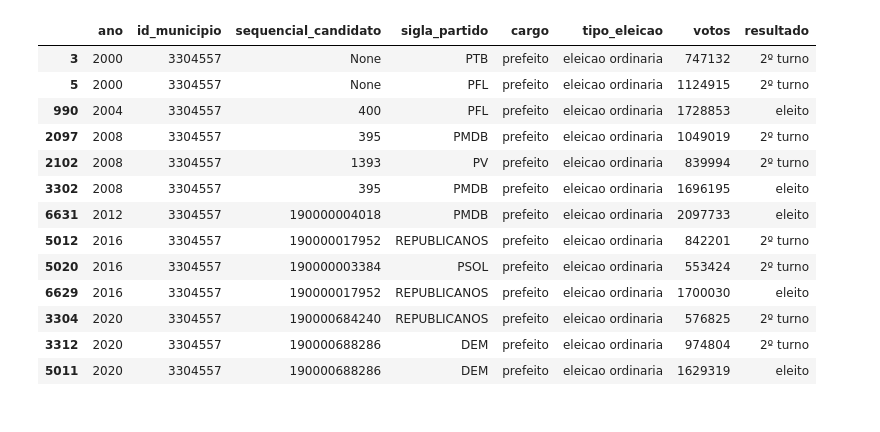
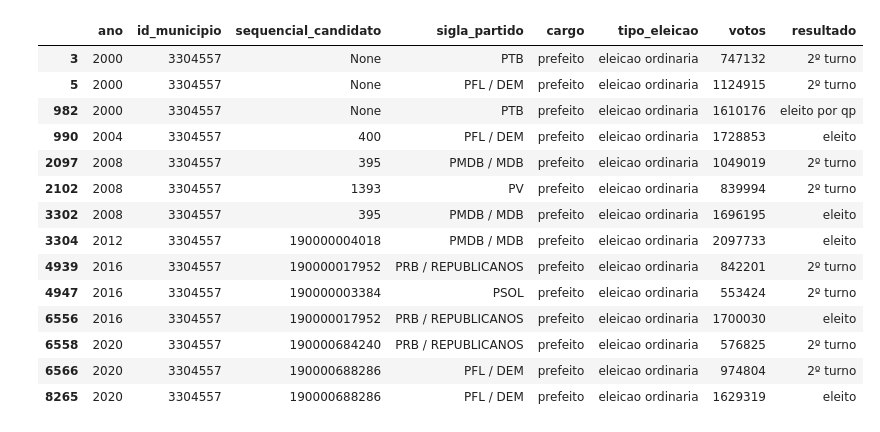
Before and after one commit to felipelmc/Eleicoes-RJ, a Jupyter notebook: municipais/municipais.ipynb, the cells around one changed output. Saved outputs shown, nothing was run; the diff lists cells and outputs as text; code cells hidden in the pictures.

Commit message:
Dados municipais, ainda analisar dados de prefeito

```diff
--- a/municipais/municipais.ipynb
+++ b/municipais/municipais.ipynb
@@ -13,25 +13,37 @@ AND id_municipio = '3304557'
 """
 
 eleicoes = bd.read_sql(query, billing_project_id="diamundialdainfancia")
-# %%
-eleicoes = eleicoes.drop_duplicates()
+# %%
+dicionario = {
+    'MDB': 'PMDB / MDB',
+    'PMDB': 'PMDB / MDB',
+    'AVANTE': 'PT do B / AVANTE',
+    'PT do B': 'PT do B / AVANTE',
+    'PRB': 'PRB / REPUBLICANOS',
+    'REPUBLICANOS': 'PRB / REPUBLICANOS',
+    'DEM': 'PFL / DEM',
+    'PFL': 'PFL / DEM'
+}
+
+eleicoes = eleicoes.replace(dicionario)
 # %%
-flt = (eleicoes['cargo'] == 'prefeito') & (eleicoes['resultado'].isin(['eleito', '2º turno']))
+flt = (eleicoes['cargo'] == 'prefeito') & (eleicoes['resultado'].isin(['eleito por qp', 'eleito', '2º turno']))
 
 eleicoes[flt].sort_values(['ano', 'resultado'])
 # %% [output]
 |  | ano | id_municipio | sequencial_candidato | sigla_partido | cargo | tipo_eleicao | votos | resultado |
 | 3 | 2000 | 3304557 | None | PTB | prefeito | eleicao ordinaria | 747132 | 2º turno |
-| 5 | 2000 | 3304557 | None | PFL | prefeito | eleicao ordinaria | 1124915 | 2º turno |
-| 990 | 2004 | 3304557 | 400 | PFL | prefeito | eleicao ordinaria | 1728853 | eleito |
-| 2097 | 2008 | 3304557 | 395 | PMDB | prefeito | eleicao ordinaria | 1049019 | 2º turno |
+| 5 | 2000 | 3304557 | None | PFL / DEM | prefeito | eleicao ordinaria | 1124915 | 2º turno |
+| 982 | 2000 | 3304557 | None | PTB | prefeito | eleicao ordinaria | 1610176 | eleito por qp |
+| 990 | 2004 | 3304557 | 400 | PFL / DEM | prefeito | eleicao ordinaria | 1728853 | eleito |
+| 2097 | 2008 | 3304557 | 395 | PMDB / MDB | prefeito | eleicao ordinaria | 1049019 | 2º turno |
 | 2102 | 2008 | 3304557 | 1393 | PV | prefeito | eleicao ordinaria | 839994 | 2º turno |
-| 3302 | 2008 | 3304557 | 395 | PMDB | prefeito | eleicao ordinaria | 1696195 | eleito |
-| 6631 | 2012 | 3304557 | 190000004018 | PMDB | prefeito | eleicao ordinaria | 2097733 | eleito |
-| 5012 | 2016 | 3304557 | 190000017952 | REPUBLICANOS | prefeito | eleicao ordinaria | 842201 | 2º turno |
-| 5020 | 2016 | 3304557 | 190000003384 | PSOL | prefeito | eleicao ordinaria | 553424 | 2º turno |
-| 6629 | 2016 | 3304557 | 190000017952 | REPUBLICANOS | prefeito | eleicao ordinaria | 1700030 | eleito |
-| 3304 | 2020 | 3304557 | 190000684240 | REPUBLICANOS | prefeito | eleicao ordinaria | 576825 | 2º turno |
-| 3312 | 2020 | 3304557 | 190000688286 | DEM | prefeito | eleicao ordinaria | 974804 | 2º turno |
-| 5011 | 2020 | 3304557 | 190000688286 | DEM | prefeito | eleicao ordinaria | 1629319 | eleito |
+| 3302 | 2008 | 3304557 | 395 | PMDB / MDB | prefeito | eleicao ordinaria | 1696195 | eleito |
+| 3304 | 2012 | 3304557 | 190000004018 | PMDB / MDB | prefeito | eleicao ordinaria | 2097733 | eleito |
+| 4939 | 2016 | 3304557 | 190000017952 | PRB / REPUBLICANOS | prefeito | eleicao ordinaria | 842201 | 2º turno |
+| 4947 | 2016 | 3304557 | 190000003384 | PSOL | prefeito | eleicao ordinaria | 553424 | 2º turno |
+| 6556 | 2016 | 3304557 | 190000017952 | PRB / REPUBLICANOS | prefeito | eleicao ordinaria | 1700030 | eleito |
+| 6558 | 2020 | 3304557 | 190000684240 | PRB / REPUBLICANOS | prefeito | eleicao ordinaria | 576825 | 2º turno |
+| 6566 | 2020 | 3304557 | 190000688286 | PFL / DEM | prefeito | eleicao ordinaria | 974804 | 2º turno |
+| 8265 | 2020 | 3304557 | 190000688286 | PFL / DEM | prefeito | eleicao ordinaria | 1629319 | eleito |
 # %%
```
Also changed, not shown: parts of 9 cells of this notebook, 7 other files.
